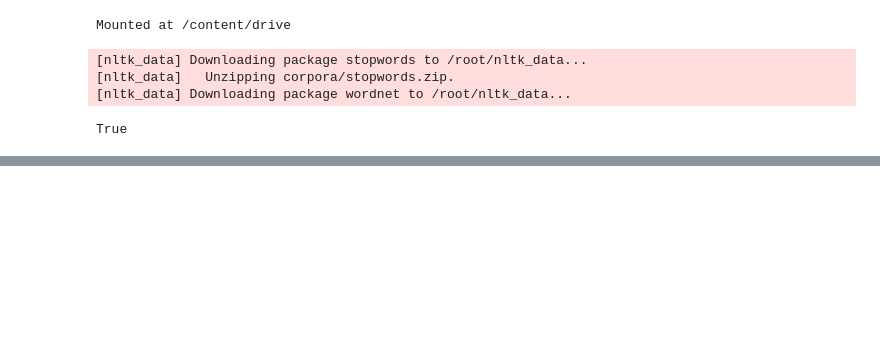
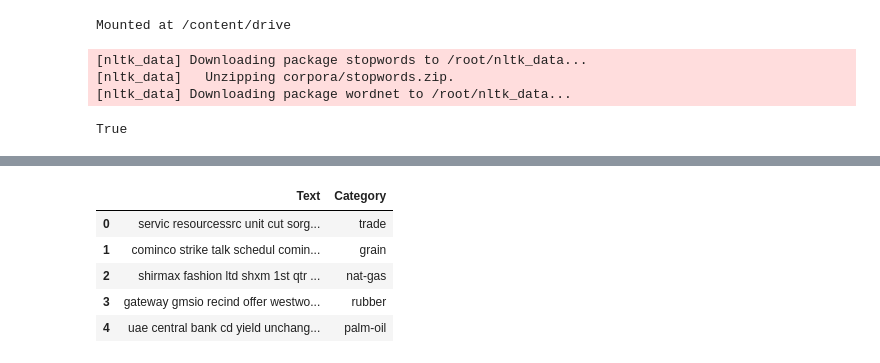
Before and after one commit to NevJay/NLP-Group-CW, a Jupyter notebook: Task_2/Reuters_Preprocessing.ipynb, the cells around one changed output, grey strips where cells are left out. Saved outputs shown, nothing was run; the diff lists cells and outputs as text; code cells hidden in the pictures; blank space fills up the shorter version.

```diff
--- a/Task_2/Reuters_Preprocessing.ipynb
+++ b/Task_2/Reuters_Preprocessing.ipynb
@@ -232,0 +287,15 @@ df.to_csv("/content/drive/MyDrive/NLPCoursework/Task2/preprocessed_data.csv", in
+# %%
+test_df["Combined_Text"] = test_df["Topic"] + " " + test_df["Text"]
+# %%
+test_df["Text"] = test_df["Combined_Text"].apply(preprocess_text)
+# %%
+test_df = test_df.drop(['Combined_Text', 'Topic'], axis=1)
+# %%
+test_df.head()
+# %% [output]
+|  | Text | Category |
+| 0 | servic resourcessrc unit cut sorg... | trade |
+| 1 | cominco strike talk schedul comin... | grain |
+| 2 | shirmax fashion ltd shxm 1st qtr ... | nat-gas |
+| 3 | gateway gmsio recind offer westwo... | rubber |
+| 4 | uae central bank cd yield unchang... | palm-oil |
```
Also changed, not shown: parts of 25 cells of this notebook.
